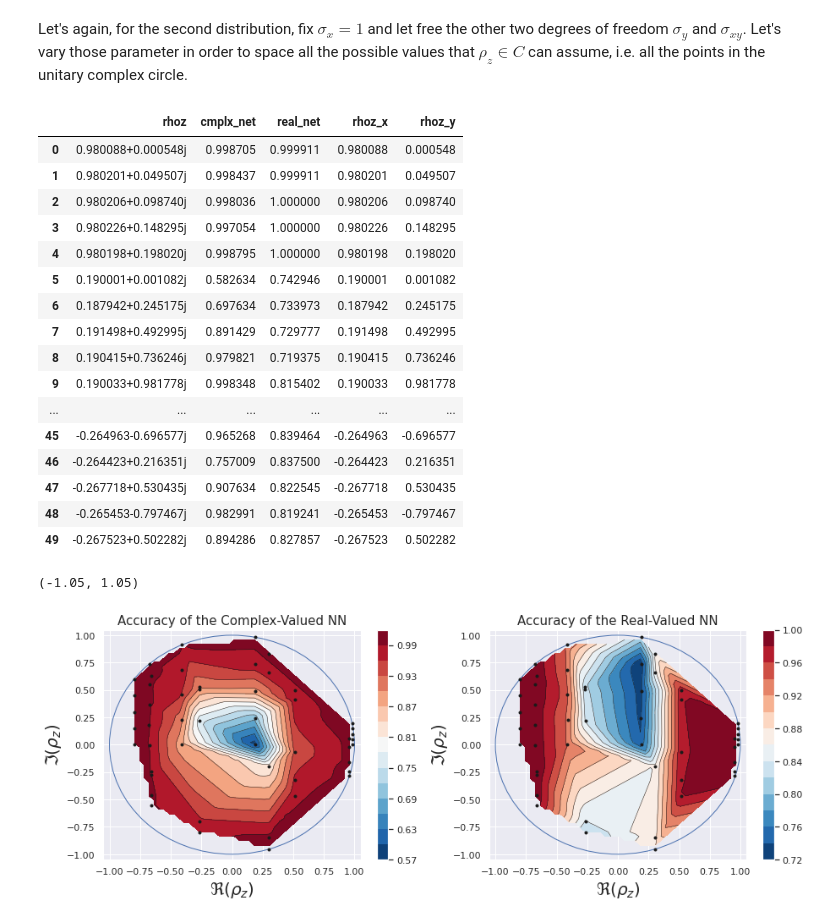
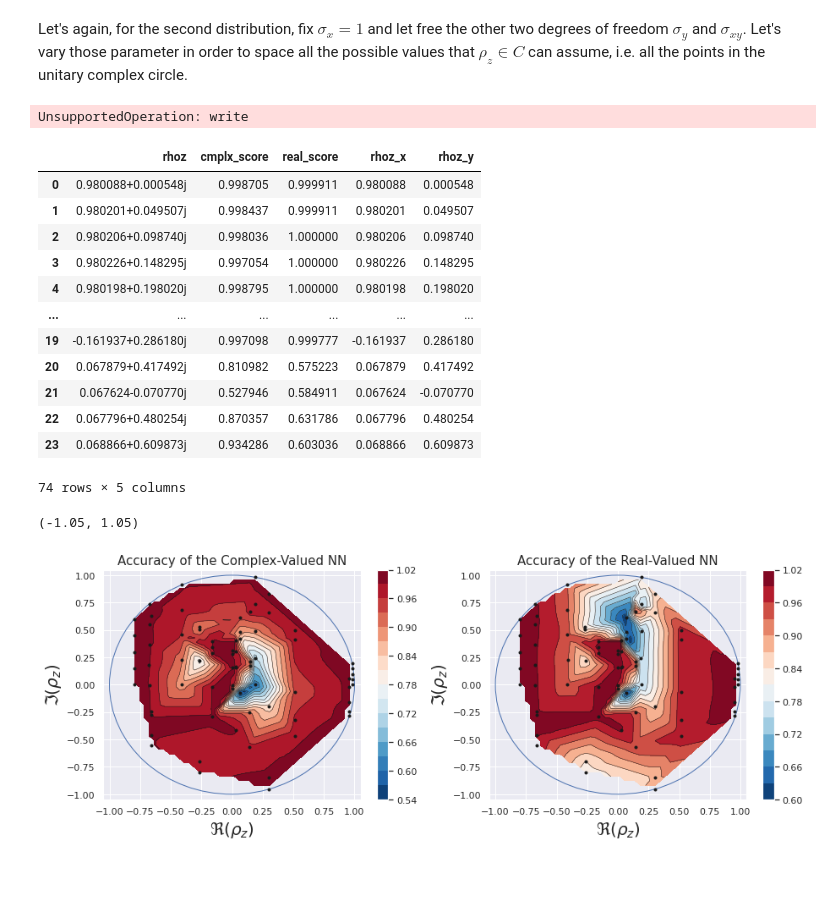
Before and after one commit to MattiaPujatti/complex-valued-deep-learning-for-condition-monitoring, a Jupyter notebook: Circularity_Measures.ipynb, the cells around one changed output. Saved outputs shown, nothing was run; the diff lists cells and outputs as text; code cells hidden in the pictures; blank space fills up the shorter version.

```diff
--- a/Circularity_Measures.ipynb
+++ b/Circularity_Measures.ipynb
@@ -530,7 +518,7 @@ Let's again, for the second distribution, fix $\sigma_x=1$ and let free the othe
 final_source_circ = {'rhoz': [], 'rho': [], 'cmplx_score': [], 'real_score': []}
 
 for sx in np.random.uniform(0., 3., 5):
-    for sy in np.random.uniform(0., 3., 5):
+    for sy in np.random.uniform(0., 3., 1):
         for sxy in np.random.uniform(-min(sx,sy), max(sx,sy), 5):
 
             # Check if the covariance matrix generated is positive-defined
@@ -546,42 +534,40 @@ for sx in np.random.uniform(0., 3., 5):
             final_source_circ['cmplx_score'].append(cs)
             final_source_circ['real_score'].append(rs)
 
-#with open('final_source_circ.pkl', 'wb') as f:
+#with open('notebook_results/final_source_circ.pkl', 'wb') as f:
 #    pickle.dump(final_source_circ, f)
 # %%
 # To add points
-with open('final_source_circ.pkl', 'rb') as f:
+with open('notebook_results/final_source_circ.pkl', 'rb') as f:
     a = pickle.load(f)
 
-b = pd.concat([final_source_circ, a])
-with open('final_source_circ.pkl', 'rb') as f:
-    pickle.dump(b)
+b = pd.concat([pd.DataFrame(final_source_circ), a])
+with open('notebook_results/final_source_circ.pkl', 'rb') as f:
+    pickle.dump(b, f)
+# %% [output]
+UnsupportedOperation: write
 # %%
-#with open('final_source_circ.pkl', 'rb') as f:
-#    final_source_circ = pickle.load(f)
+with open('notebook_results/final_source_circ.pkl', 'rb') as f:
+    final_source_circ = pickle.load(f)
 # %%
 final_source_circ = pd.DataFrame(final_source_circ)
 final_source_circ['rhoz_x'] = final_source_circ['rhoz'].apply(lambda x: x.real)
 final_source_circ['rhoz_y'] = final_source_circ['rhoz'].apply(lambda x: x.imag)
 final_source_circ
 # %% [output]
-|  | rhoz | cmplx_net | real_net | rhoz_x | rhoz_y |
+|  | rhoz | cmplx_score | real_score | rhoz_x | rhoz_y |
 | 0 | 0.980088+0.000548j | 0.998705 | 0.999911 | 0.980088 | 0.000548 |
 | 1 | 0.980201+0.049507j | 0.998437 | 0.999911 | 0.980201 | 0.049507 |
 | 2 | 0.980206+0.098740j | 0.998036 | 1.000000 | 0.980206 | 0.098740 |
 | 3 | 0.980226+0.148295j | 0.997054 | 1.000000 | 0.980226 | 0.148295 |
 | 4 | 0.980198+0.198020j | 0.998795 | 1.000000 | 0.980198 | 0.198020 |
-| 5 | 0.190001+0.001082j | 0.582634 | 0.742946 | 0.190001 | 0.001082 |
-| 6 | 0.187942+0.245175j | 0.697634 | 0.733973 | 0.187942 | 0.245175 |
-| 7 | 0.191498+0.492995j | 0.891429 | 0.729777 | 0.191498 | 0.492995 |
-| 8 | 0.190415+0.736246j | 0.979821 | 0.719375 | 0.190415 | 0.736246 |
-| 9 | 0.190033+0.981778j | 0.998348 | 0.815402 | 0.190033 | 0.981778 |
 | ... | ... | ... | ... | ... | ... |
-| 45 | -0.264963-0.696577j | 0.965268 | 0.839464 | -0.264963 | -0.696577 |
-| 46 | -0.264423+0.216351j | 0.757009 | 0.837500 | -0.264423 | 0.216351 |
-| 47 | -0.267718+0.530435j | 0.907634 | 0.822545 | -0.267718 | 0.530435 |
-| 48 | -0.265453-0.797467j | 0.982991 | 0.819241 | -0.265453 | -0.797467 |
-| 49 | -0.267523+0.502282j | 0.894286 | 0.827857 | -0.267523 | 0.502282 |
+| 19 | -0.161937+0.286180j | 0.997098 | 0.999777 | -0.161937 | 0.286180 |
+| 20 | 0.067879+0.417492j | 0.810982 | 0.575223 | 0.067879 | 0.417492 |
+| 21 | 0.067624-0.070770j | 0.527946 | 0.584911 | 0.067624 | -0.070770 |
+| 22 | 0.067796+0.480254j | 0.870357 | 0.631786 | 0.067796 | 0.480254 |
+| 23 | 0.068866+0.609873j | 0.934286 | 0.603036 | 0.068866 | 0.609873 |
+74 rows × 5 columns
 # %%
 import matplotlib.tri as tri
 
@@ -595,8 +581,8 @@ yi = np.linspace(-1., 1., 50)
 
 # Linearly interpolate the data (x, y) on a grid defined by (xi, yi).
 triang = tri.Triangulation(x, y)
-interpolator_c = tri.LinearTriInterpolator(triang, final_source_circ['cmplx_net'])
-interpolator_r = tri.LinearTriInterpolator(triang, final_source_circ['real_net'])
+interpolator_c = tri.LinearTriInterpolator(triang, final_source_circ['cmplx_score'])
+interpolator_r = tri.LinearTriInterpolator(triang, final_source_circ['real_score'])
 
 Xi, Yi = np.meshgrid(xi, yi)
 zi_c = interpolator_c(Xi, Yi)
@@ -607,31 +593,31 @@ cntr1 = axs[0].contourf(xi, yi, zi_c, levels=14, cmap="RdBu_r")
 plt.colorbar(cntr1, ax=axs[0])
 axs[0].plot(x, y, 'ko', ms=3)
 
 
 axs[1].contour(xi, yi, zi_r, levels=14, linewidths=0.5, colors='k')
 cntr2 = axs[1].contourf(xi, yi, zi_r, levels=14, cmap="RdBu_r")
 plt.colorbar(cntr2, ax=axs[1])
 
 axs[1].plot(x, y, 'ko', ms=3)
 
 
 # Add the definition domain of rho_z, i.e. the unitary circle
 unit_circle = plt.Circle((0., 0.), radius=1., edgecolor='b', facecolor='None')
 axs[0].add_patch(unit_circle)
 unit_circle = plt.Circle((0., 0.), radius=1., edgecolor='b', facecolor='None')
 axs[1].add_patch(unit_circle)
 
 axs[0].set_xlabel(r'$\Re(\rho_z)$', fontsize=20)
 axs[0].set_ylabel(r'$\Im(\rho_z)$', fontsize=20)
 axs[0].set_title('Accuracy of the Complex-Valued NN', fontsize=15)
 axs[0].set_xlim(-1.05, 1.05)
 axs[0].set_ylim(-1.05, 1.05)
 
 axs[1].set_xlabel(r'$\Re(\rho_z)$', fontsize=20)
 axs[1].set_ylabel(r'$\Im(\rho_z)$', fontsize=20)
 axs[1].set_title('Accuracy of the Real-Valued NN', fontsize=15)
 axs[1].set_xlim(-1.05, 1.05)
 axs[1].set_ylim(-1.05, 1.05)
 # %% [output]
 (-1.05, 1.05)
-[figure, old version]
+[figure, new version]
```
Also changed, not shown: parts of 3 cells of this notebook, 42 other files.
